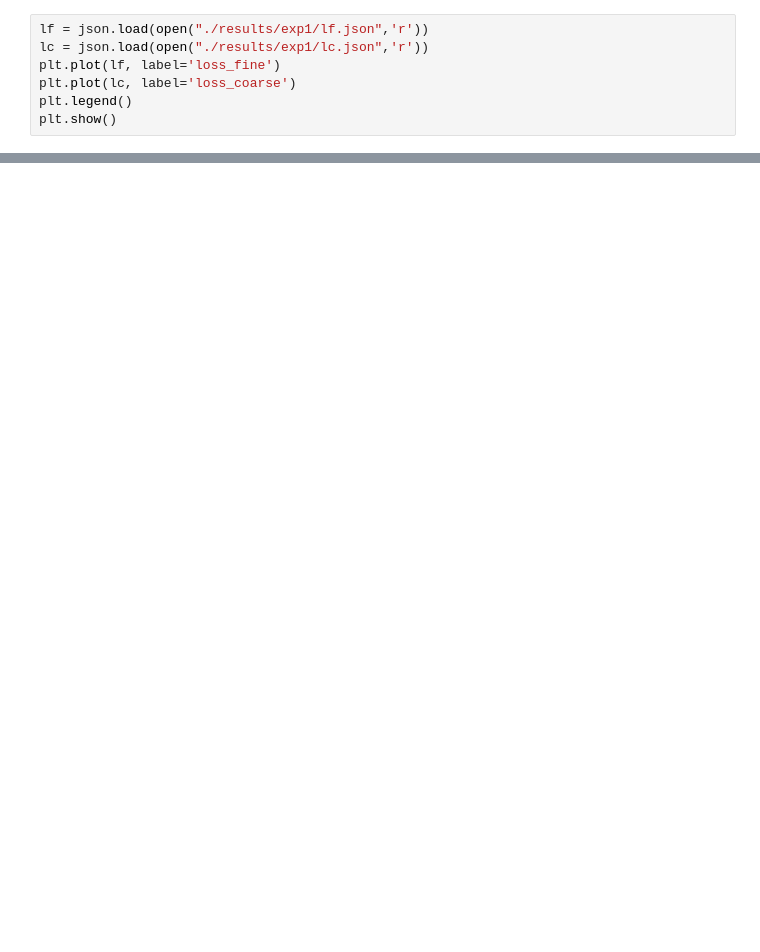
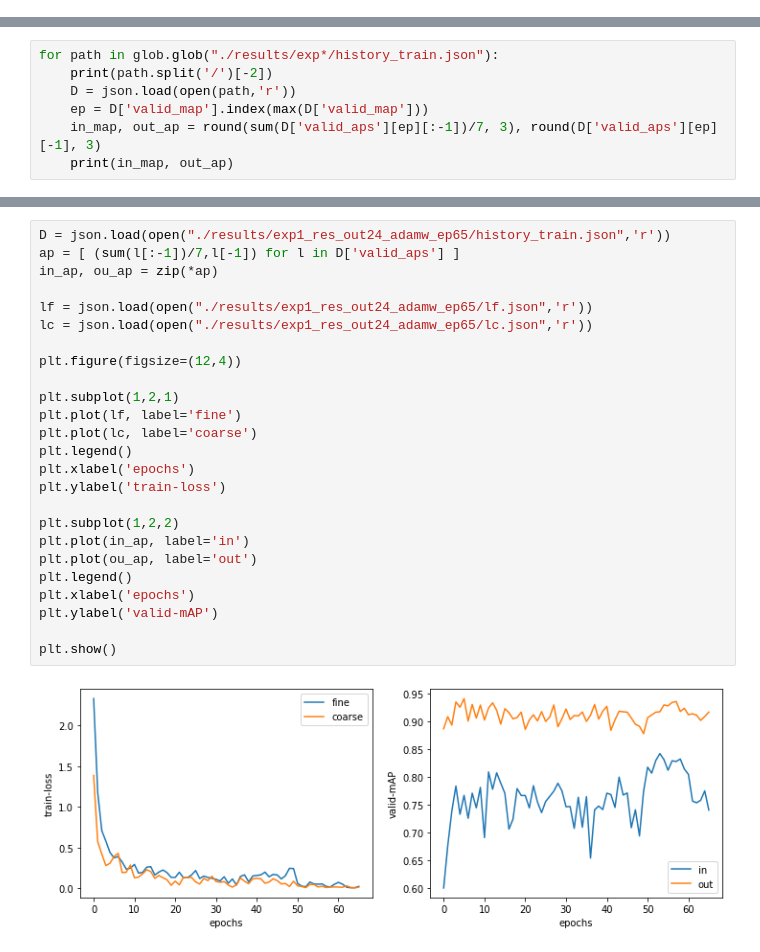
Before and after one commit to bnbsking/0-multi-bucket-anomaly-detection, a Jupyter notebook: dashboard.ipynb, the cells around one changed output, grey strips where cells are left out. Cells and saved outputs as stored; diff of their text form; blank space fills up the shorter version.

```diff
--- a/dashboard.ipynb
+++ b/dashboard.ipynb
@@ -65,7 +67,0 @@ max_valid_map= 0.8692764542090812 , at_epoch= 58
-# %%
-lf = json.load(open("./results/exp1/lf.json",'r'))
-lc = json.load(open("./results/exp1/lc.json",'r'))
-plt.plot(lf, label='loss_fine')
-plt.plot(lc, label='loss_coarse')
-plt.legend()
-plt.show()
@@ -78,3 +72,10 @@ plt.show()
 # second stage
     # optimizer
     # lr-scheduler
+# %%
+for path in glob.glob("./results/exp*/history_train.json"):
+    print(path.split('/')[-2])
+    D = json.load(open(path,'r'))
+    ep = D['valid_map'].index(max(D['valid_map']))
+    in_map, out_ap = round(sum(D['valid_aps'][ep][:-1])/7, 3), round(D['valid_aps'][ep][-1], 3)
+    print(in_map, out_ap)
@@ -80,0 +103,27 @@ plt.show()
+# %%
+D = json.load(open("./results/exp1_res_out24_adamw_ep65/history_train.json",'r'))
+ap = [ (sum(l[:-1])/7,l[-1]) for l in D['valid_aps'] ]
+in_ap, ou_ap = zip(*ap)
+
+lf = json.load(open("./results/exp1_res_out24_adamw_ep65/lf.json",'r'))
+lc = json.load(open("./results/exp1_res_out24_adamw_ep65/lc.json",'r'))
+
+plt.figure(figsize=(12,4))
+
+plt.subplot(1,2,1)
+plt.plot(lf, label='fine')
+plt.plot(lc, label='coarse')
+plt.legend()
+plt.xlabel('epochs')
+plt.ylabel('train-loss')
+
+plt.subplot(1,2,2)
+plt.plot(in_ap, label='in')
+plt.plot(ou_ap, label='out')
+plt.legend()
+plt.xlabel('epochs')
+plt.ylabel('valid-mAP')
+
+plt.show()
+# %% [output]
+[figure, added]
```
Also changed, not shown: parts of 12 cells of this notebook, 3 other files.
